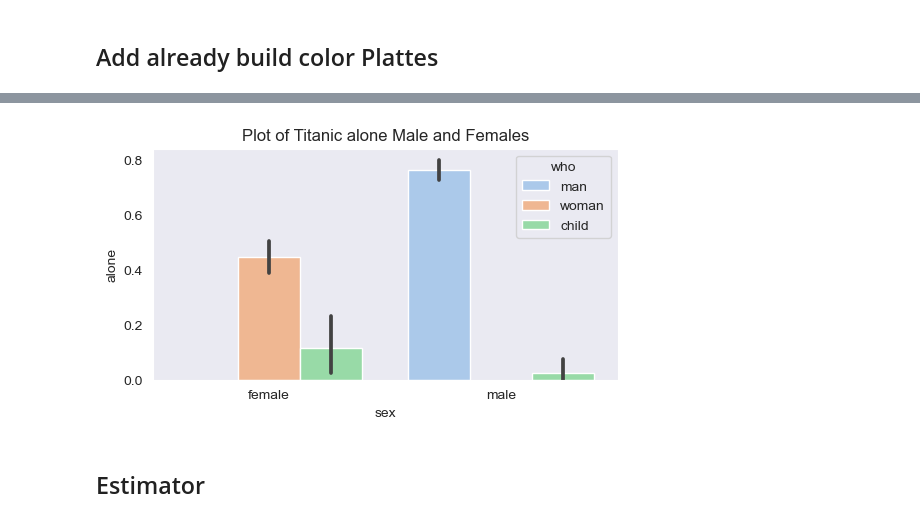
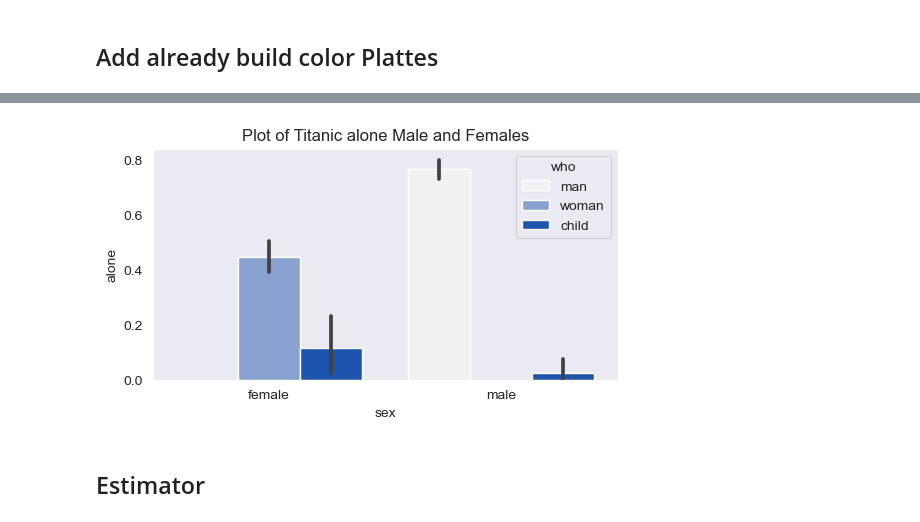
Before and after one commit to M-Aaqib-Arshad/Jupyter-notebook, a Jupyter notebook: Data Visualization/02_BarPlot.ipynb, the cells around one changed output, grey strips where cells are left out. Cells and saved outputs as stored; diff of their text form; code cells hidden in the pictures.

```diff
--- a/Data Visualization/02_BarPlot.ipynb
+++ b/Data Visualization/02_BarPlot.ipynb
@@ -150,23 +171,23 @@ plt.show()
 # %%
 # Import Libraries
 import seaborn as sns
 import matplotlib.pyplot as plt
 # sns.set_style(style=None,rc=None)
 
 # Load dataset
 ship = sns.load_dataset('titanic')
 ship
 # Change figure
 plt.figure(figsize=(6,3))
 
 #draw a line plot
 sns.barplot(x="sex",y="alone",hue="who",data=ship,order=["female","male"],
-            color = 'grey',palette='pastel')
+            color = '#064fc4')
 plt.title("Plot of Titanic alone Male and Females")
 # sns.set_style("dark")
 plt.show()
 # %% [output]
-[figure, old version]
+[figure, new version]
 # %% [markdown]
 ## Estimator
 # %% [markdown]
```
Also changed, not shown: parts of 5 cells of this notebook, 5 other files.
